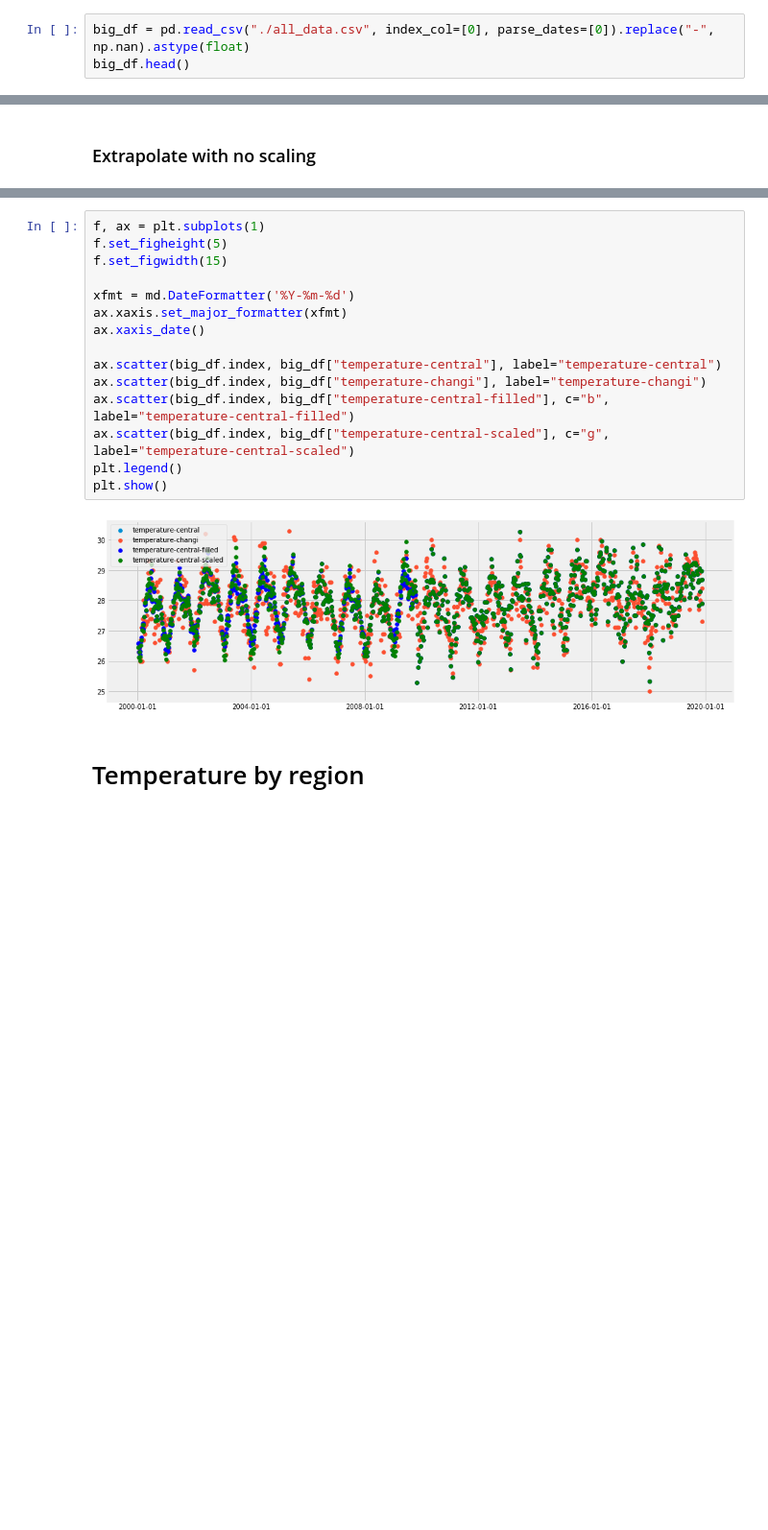
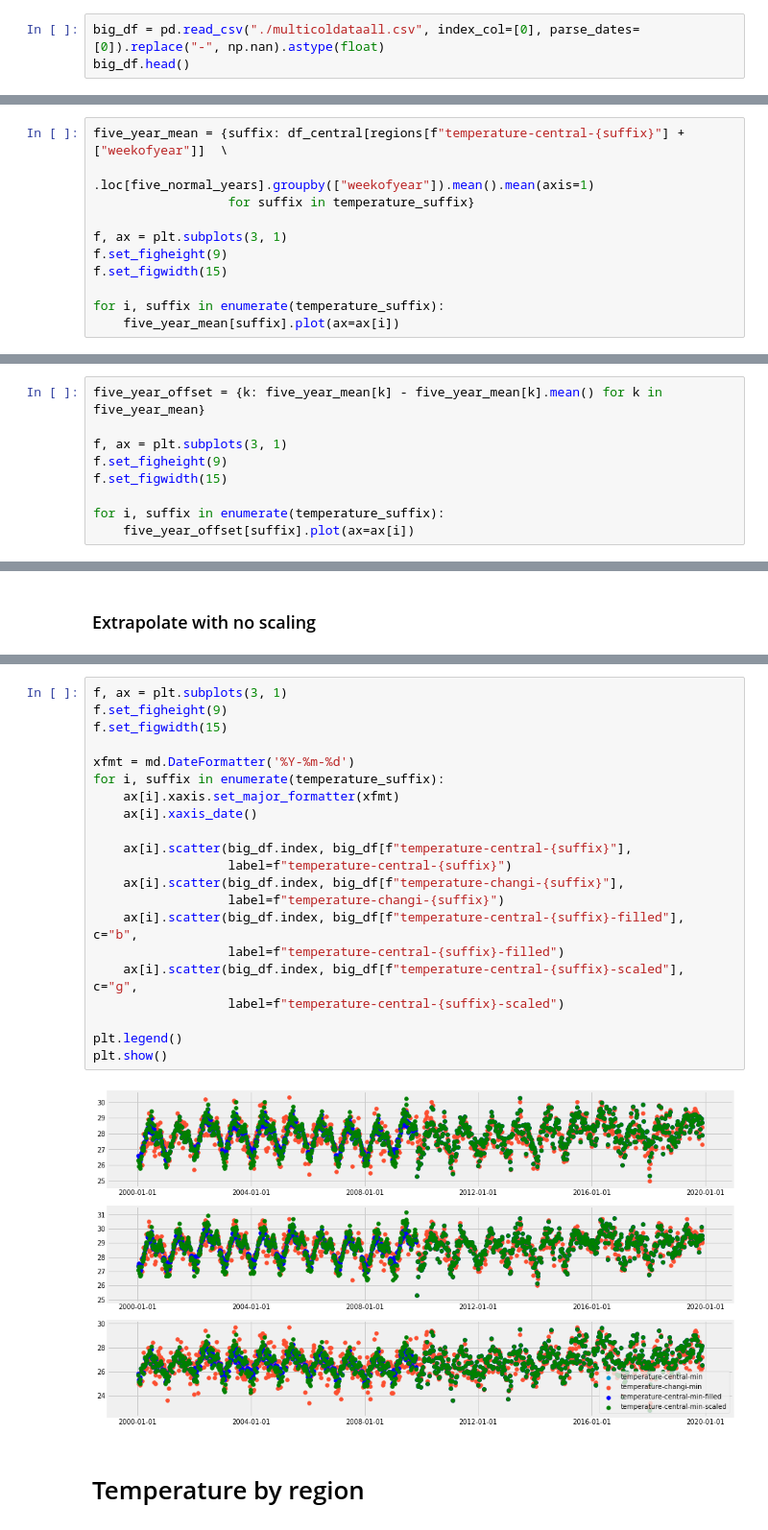
Before and after one commit to mammothb/personal, a Jupyter notebook: datathon/data-extraction/check_missing_data.ipynb, the cells around one changed output, grey strips where cells are left out. Shown at 96% size. Drawn from its saved outputs; the diff is of its cells as text; blank space fills up the shorter version.

```diff
--- a/datathon/data-extraction/check_missing_data.ipynb
+++ b/datathon/data-extraction/check_missing_data.ipynb
@@ -48,6 +48,6 @@ True
 # %% [markdown]
 # Find head and tail of data
 # %%
-big_df = pd.read_csv("./all_data.csv", index_col=[0], parse_dates=[0]).replace("-", np.nan).astype(float)
+big_df = pd.read_csv("./multicoldataall.csv", index_col=[0], parse_dates=[0]).replace("-", np.nan).astype(float)
 big_df.head()
 # %% [output]
@@ -229,0 +252,11 @@ five_year_offset.plot()
+# %%
+five_year_mean = {suffix: df_central[regions[f"temperature-central-{suffix}"] + ["weekofyear"]]  \
+                          .loc[five_normal_years].groupby(["weekofyear"]).mean().mean(axis=1)
+                  for suffix in temperature_suffix}
+
+f, ax = plt.subplots(3, 1)
+f.set_figheight(9)
+f.set_figwidth(15)
+
+for i, suffix in enumerate(temperature_suffix):
+    five_year_mean[suffix].plot(ax=ax[i])
@@ -229,0 +265,9 @@ five_year_offset.plot()
+# %%
+five_year_offset = {k: five_year_mean[k] - five_year_mean[k].mean() for k in five_year_mean}
+
+f, ax = plt.subplots(3, 1)
+f.set_figheight(9)
+f.set_figwidth(15)
+
+for i, suffix in enumerate(temperature_suffix):
+    five_year_offset[suffix].plot(ax=ax[i])
@@ -263,20 +313,26 @@ big_df["temperature-central-scaled"] = df_central_mean["temperature-central"].co
 # %%
-f, ax = plt.subplots(1)
-f.set_figheight(5)
+f, ax = plt.subplots(3, 1)
+f.set_figheight(9)
 f.set_figwidth(15)
 
 xfmt = md.DateFormatter('%Y-%m-%d')
-ax.xaxis.set_major_formatter(xfmt)
-ax.xaxis_date()
+for i, suffix in enumerate(temperature_suffix):
+    ax[i].xaxis.set_major_formatter(xfmt)
+    ax[i].xaxis_date()
 
-ax.scatter(big_df.index, big_df["temperature-central"], label="temperature-central")
-ax.scatter(big_df.index, big_df["temperature-changi"], label="temperature-changi")
-ax.scatter(big_df.index, big_df["temperature-central-filled"], c="b", label="temperature-central-filled")
-ax.scatter(big_df.index, big_df["temperature-central-scaled"], c="g", label="temperature-central-scaled")
+    ax[i].scatter(big_df.index, big_df[f"temperature-central-{suffix}"],
+                  label=f"temperature-central-{suffix}")
+    ax[i].scatter(big_df.index, big_df[f"temperature-changi-{suffix}"],
+                  label=f"temperature-changi-{suffix}")
+    ax[i].scatter(big_df.index, big_df[f"temperature-central-{suffix}-filled"], c="b",
+                  label=f"temperature-central-{suffix}-filled")
+    ax[i].scatter(big_df.index, big_df[f"temperature-central-{suffix}-scaled"], c="g",
+                  label=f"temperature-central-{suffix}-scaled")
+
 plt.legend()
 plt.show()
 # %% [output]
-[figure, old version]
+[figure, new version]
 # %% [markdown]
 # Temperature by region
 # %%
```
Also changed, not shown: parts of 17 cells of this notebook, 10 other files.
